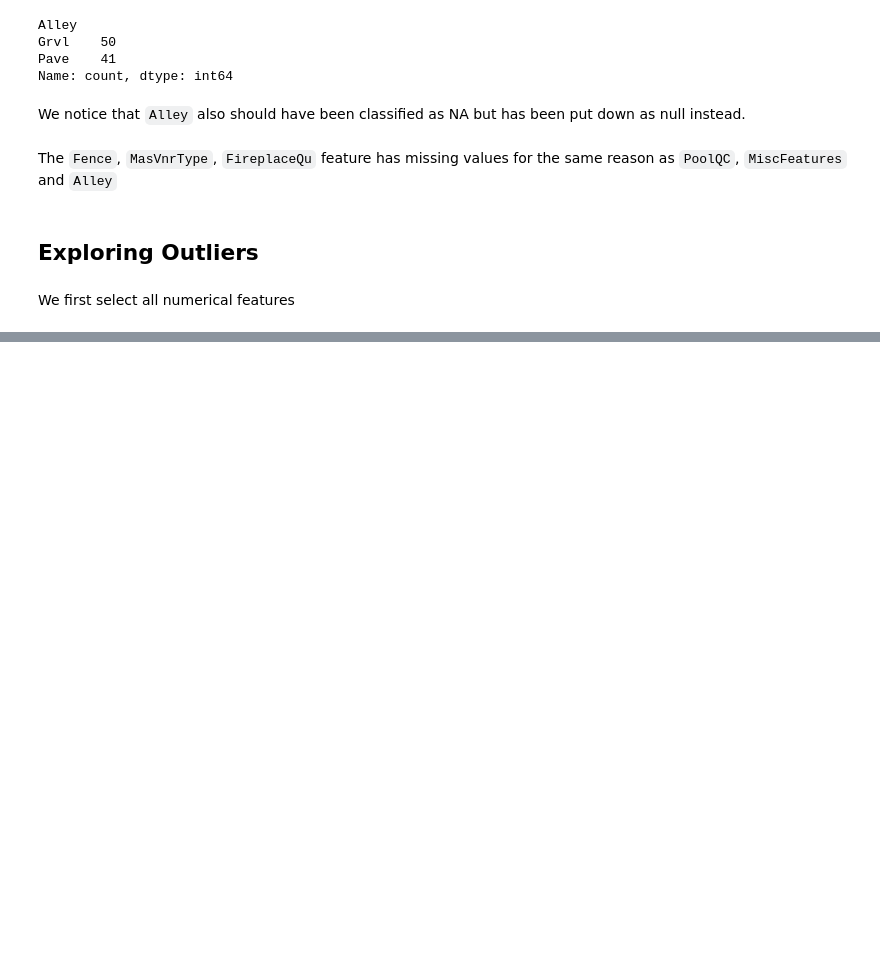
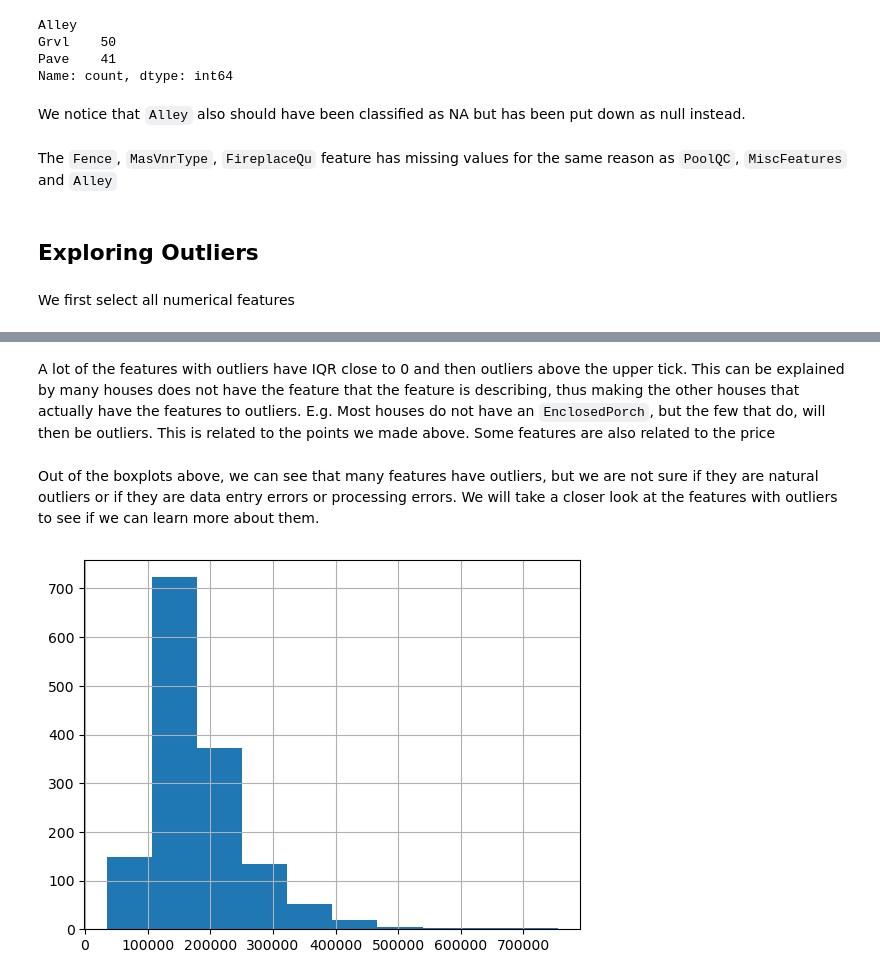
Before and after one commit to michaelbui99/mal-assignment-7, a Jupyter notebook: assignment_7.ipynb, the cells around one changed output, grey strips where cells are left out. Drawn from its saved outputs; the diff is of its cells as text; code cells hidden in the pictures; blank space fills up the shorter version.

Commit message:
Outliers and distributions

```diff
--- a/assignment_7.ipynb
+++ b/assignment_7.ipynb
@@ -296,0 +294,9 @@ UndefinedVariableError: name 'nan' is not defined
+# %% [markdown]
+A lot of the features with outliers have IQR close to 0 and then outliers above the upper tick. This can be explained by many houses does not have the feature that the feature is describing, thus making the other houses that actually have the features to outliers. E.g. Most houses do not have an `EnclosedPorch`, but the few that do, will then be outliers. This is related to the points we made above. Some features are also related to the price
+# %% [markdown]
+Out of the boxplots above, we can see that many features have outliers, but we are not sure if they are natural outliers or if they are data entry errors or processing errors. We will take a closer look at the features with outliers to see if we can learn more about them.
+# %%
+eda_numerical['SalePrice'].hist()
+plt.show()
+# %% [output]
+[figure, added]
```
Also changed, not shown: parts of 18 cells of this notebook.
